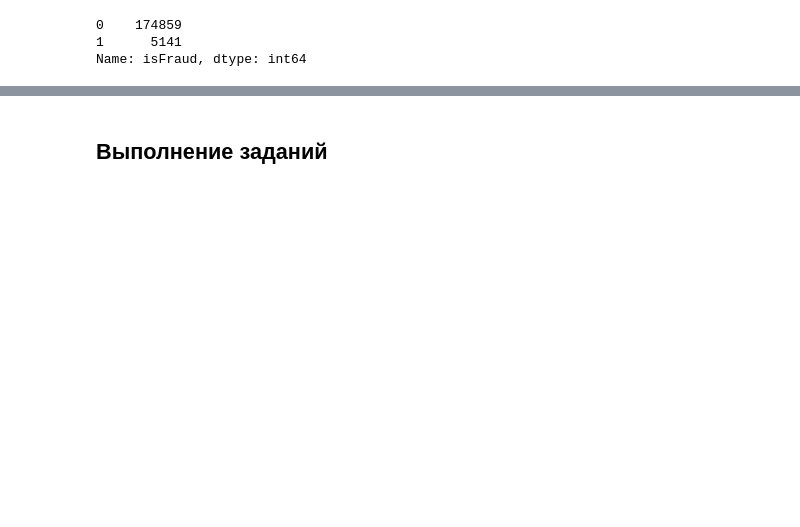
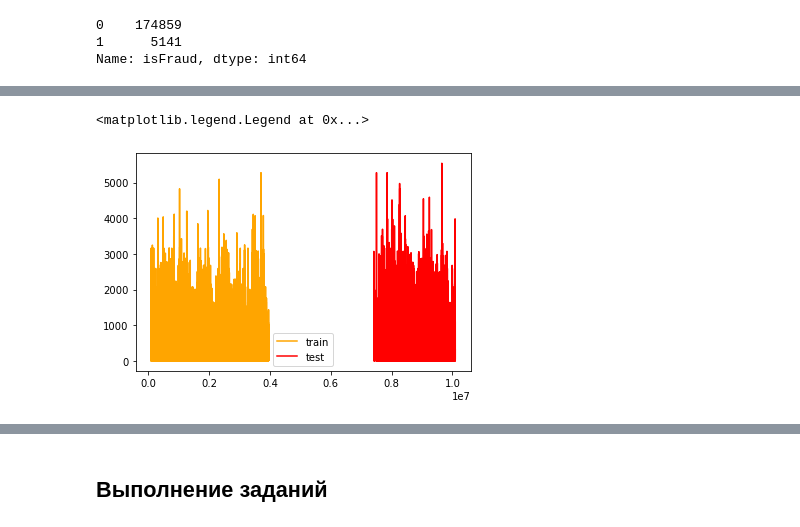
Before and after one commit to OlegRev/SportsDataAnalysis.KagglePlatform, a Jupyter notebook: hw_lesson_2.ipynb, the cells around one changed output, grey strips where cells are left out. Cells and saved outputs as stored; diff of their text form; code cells hidden in the pictures; blank space fills up the shorter version.

Commit message:
hw2  bag fit -> train_valid:1_1

```diff
--- a/hw_lesson_2.ipynb
+++ b/hw_lesson_2.ipynb
@@ -214,0 +227,5 @@ test_df.describe()
+# %%
+train_df = train_df.drop(DROP_NAMES, axis=1)
+test_df = test_df.drop(DROP_NAMES, axis=1)
+
+train_df.head(3)
@@ -214,0 +246,7 @@ test_df.describe()
+# %%
+plt.plot(train_df.TransactionDT, train_df.TransactionAmt, c='orange', label='train')
+plt.plot(test_df.TransactionDT, test_df.TransactionAmt, c='red', label='test')
+plt.legend()
+# %% [output]
+<matplotlib.legend.Legend at 0x...>
+[figure, added]
```
Also changed, not shown: parts of 58 cells of this notebook.
